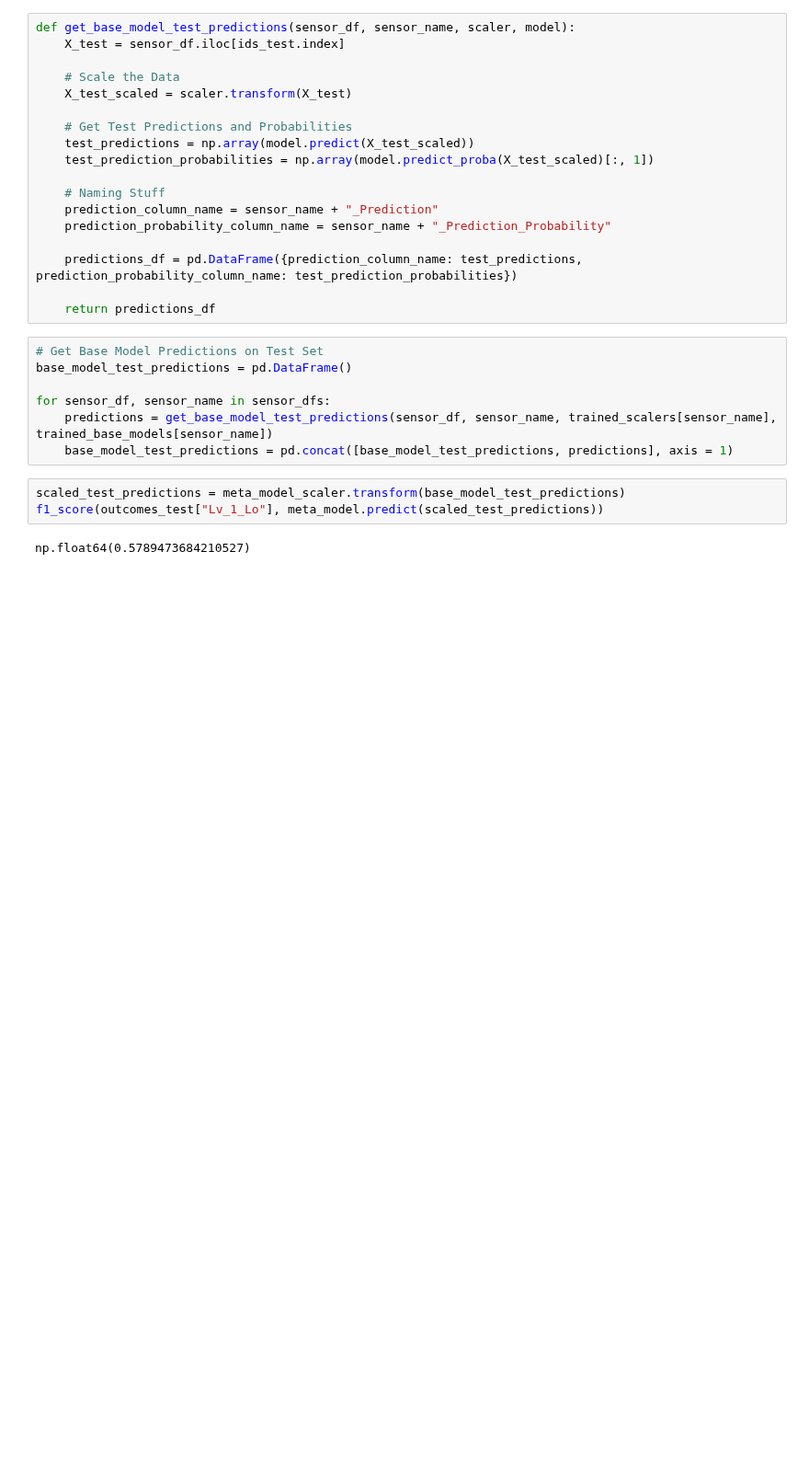
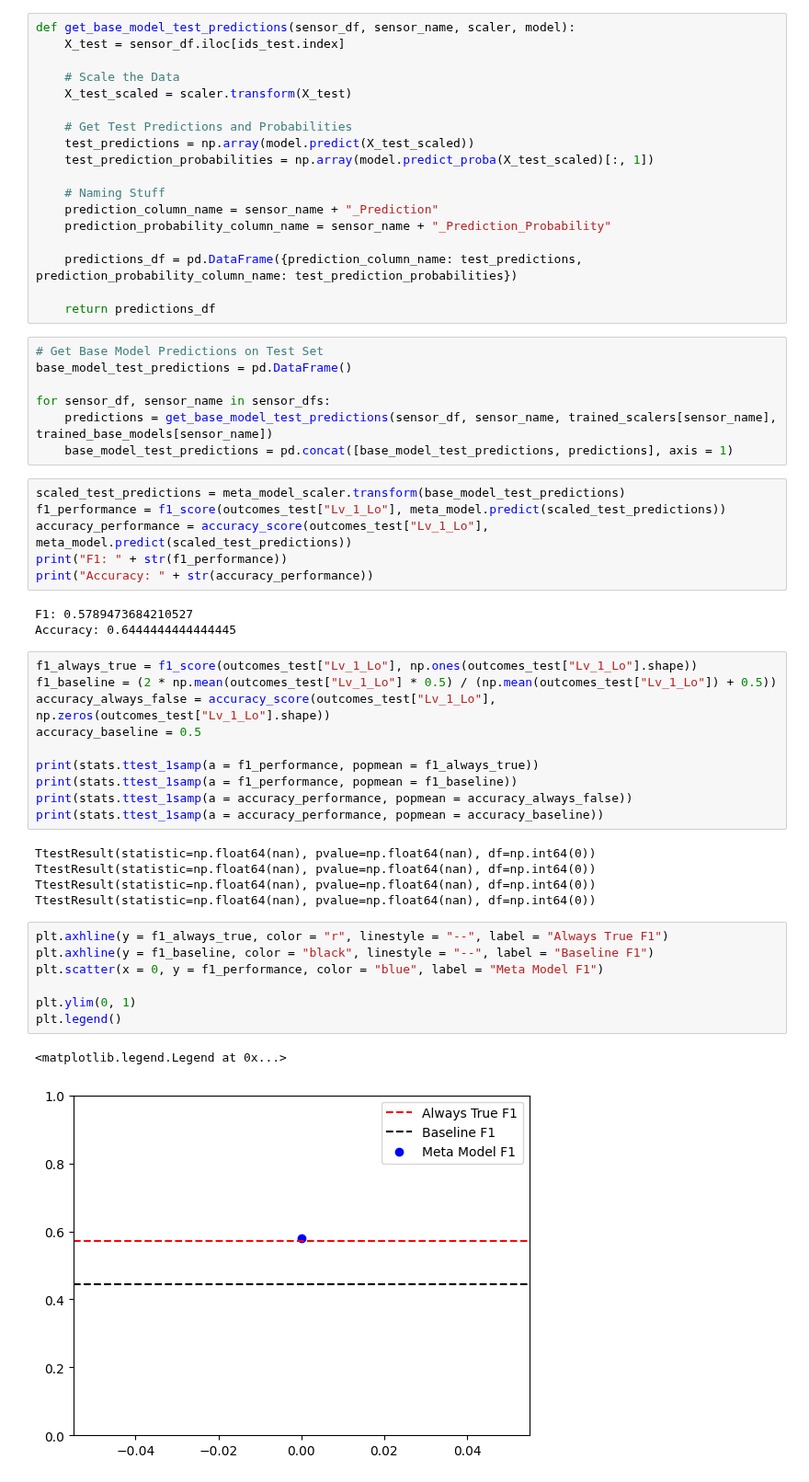
Before and after one commit to jaspershen21/jshen_DLA, a Jupyter notebook: Notebooks/3 Moving Average with Stacking/Stacking.ipynb, the cells around one changed output. Shown at 92% size. Saved outputs shown, nothing was run; the diff lists cells and outputs as text; blank space fills up the shorter version.

Commit message:
Add graphs for comparing f1 and accuracy scores

```diff
--- a/Notebooks/3 Moving Average with Stacking/Stacking.ipynb
+++ b/Notebooks/3 Moving Average with Stacking/Stacking.ipynb
@@ -307,6 +307,35 @@ for sensor_df, sensor_name in sensor_dfs:
     base_model_test_predictions = pd.concat([base_model_test_predictions, predictions], axis = 1)
 # %%
 scaled_test_predictions = meta_model_scaler.transform(base_model_test_predictions)
-f1_score(outcomes_test["Lv_1_Lo"], meta_model.predict(scaled_test_predictions))
+f1_performance = f1_score(outcomes_test["Lv_1_Lo"], meta_model.predict(scaled_test_predictions))
+accuracy_performance = accuracy_score(outcomes_test["Lv_1_Lo"], meta_model.predict(scaled_test_predictions))
+print("F1: " + str(f1_performance))
+print("Accuracy: " + str(accuracy_performance))
 # %% [output]
-np.float64(0.5789473684210527)
+F1: 0.5789473684210527
+Accuracy: 0.6444444444444445
+# %%
+f1_always_true = f1_score(outcomes_test["Lv_1_Lo"], np.ones(outcomes_test["Lv_1_Lo"].shape))
+f1_baseline = (2 * np.mean(outcomes_test["Lv_1_Lo"] * 0.5) / (np.mean(outcomes_test["Lv_1_Lo"]) + 0.5))
+accuracy_always_false = accuracy_score(outcomes_test["Lv_1_Lo"], np.zeros(outcomes_test["Lv_1_Lo"].shape))
+accuracy_baseline = 0.5
+
+print(stats.ttest_1samp(a = f1_performance, popmean = f1_always_true))
+print(stats.ttest_1samp(a = f1_performance, popmean = f1_baseline))
+print(stats.ttest_1samp(a = accuracy_performance, popmean = accuracy_always_false))
+print(stats.ttest_1samp(a = accuracy_performance, popmean = accuracy_baseline))
+# %% [output]
+TtestResult(statistic=np.float64(nan), pvalue=np.float64(nan), df=np.int64(0))
+TtestResult(statistic=np.float64(nan), pvalue=np.float64(nan), df=np.int64(0))
+TtestResult(statistic=np.float64(nan), pvalue=np.float64(nan), df=np.int64(0))
+TtestResult(statistic=np.float64(nan), pvalue=np.float64(nan), df=np.int64(0))
+# %%
+plt.axhline(y = f1_always_true, color = "r", linestyle = "--", label = "Always True F1")
+plt.axhline(y = f1_baseline, color = "black", linestyle = "--", label = "Baseline F1")
+plt.scatter(x = 0, y = f1_performance, color = "blue", label = "Meta Model F1")
+
+plt.ylim(0, 1)
+plt.legend()
+# %% [output]
+<matplotlib.legend.Legend at 0x...>
+[figure, added]
```
Also changed, not shown: parts of 2 cells of this notebook.
